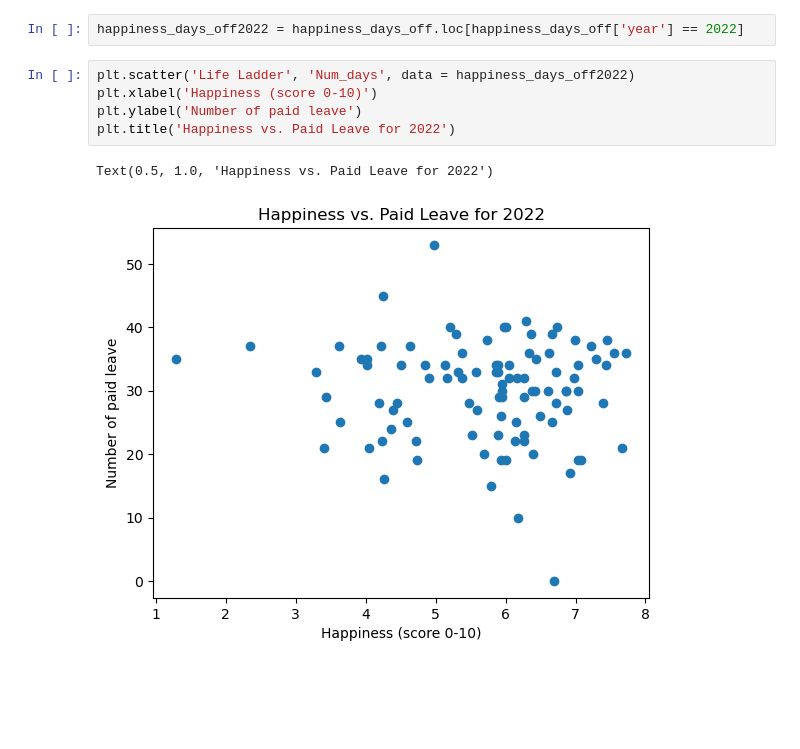
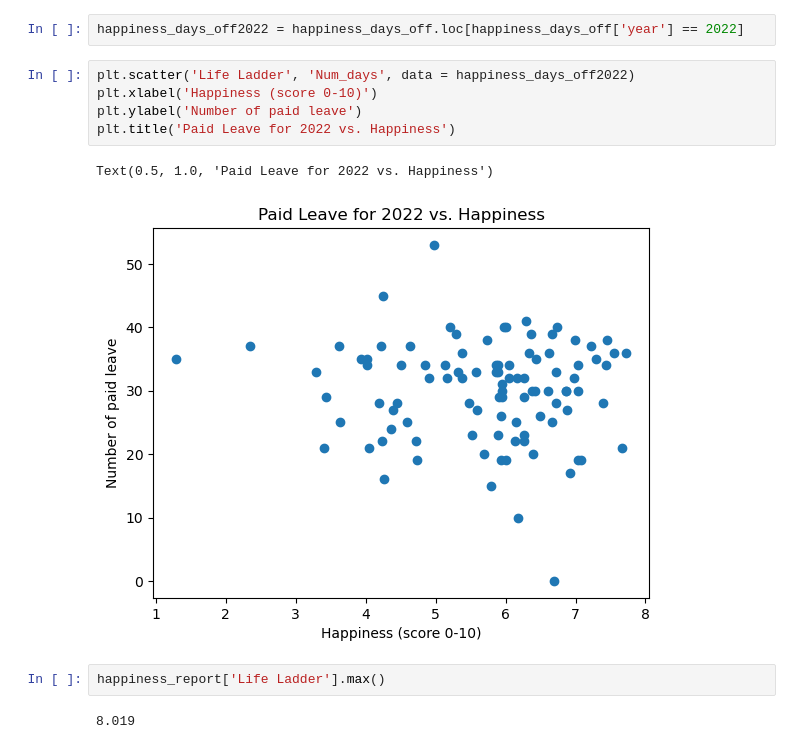
Before and after one commit to taylorfisher1012/world_happiness_trends, a Jupyter notebook: notebooks/happiness_report.ipynb, the cells around one changed output. Drawn from its saved outputs; the diff is of its cells as text; blank space fills up the shorter version.

```diff
--- a/notebooks/happiness_report.ipynb
+++ b/notebooks/happiness_report.ipynb
@@ -267,8 +269,12 @@ happiness_days_off2022 = happiness_days_off.loc[happiness_days_off['year'] == 20
 # %%
 plt.scatter('Life Ladder', 'Num_days', data = happiness_days_off2022)
 plt.xlabel('Happiness (score 0-10)')
 plt.ylabel('Number of paid leave')
-plt.title('Happiness vs. Paid Leave for 2022')
+plt.title('Paid Leave for 2022 vs. Happiness')
 # %% [output]
-Text(0.5, 1.0, 'Happiness vs. Paid Leave for 2022')
+Text(0.5, 1.0, 'Paid Leave for 2022 vs. Happiness')
-[figure, old version]
+[figure, new version]
+# %%
+happiness_report['Life Ladder'].max()
+# %% [output]
+8.019
```
Also changed, not shown: parts of 5 cells of this notebook, 1 other file.
